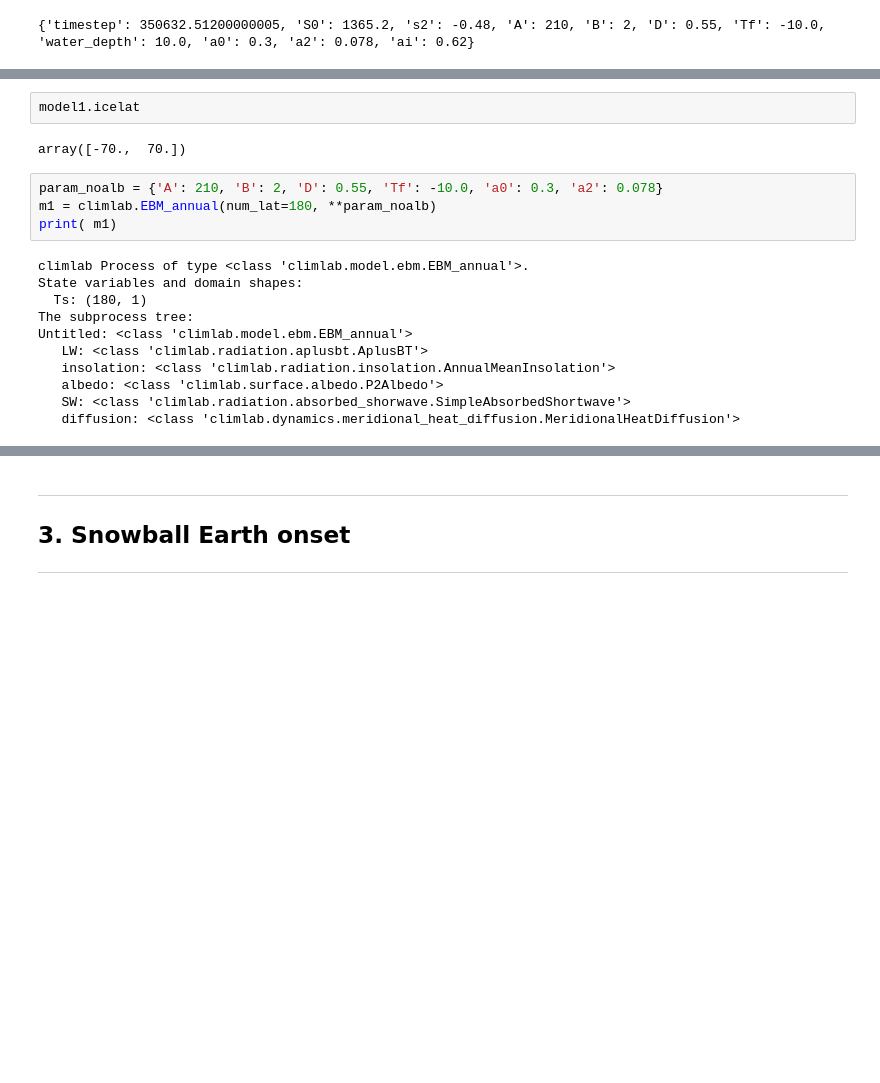
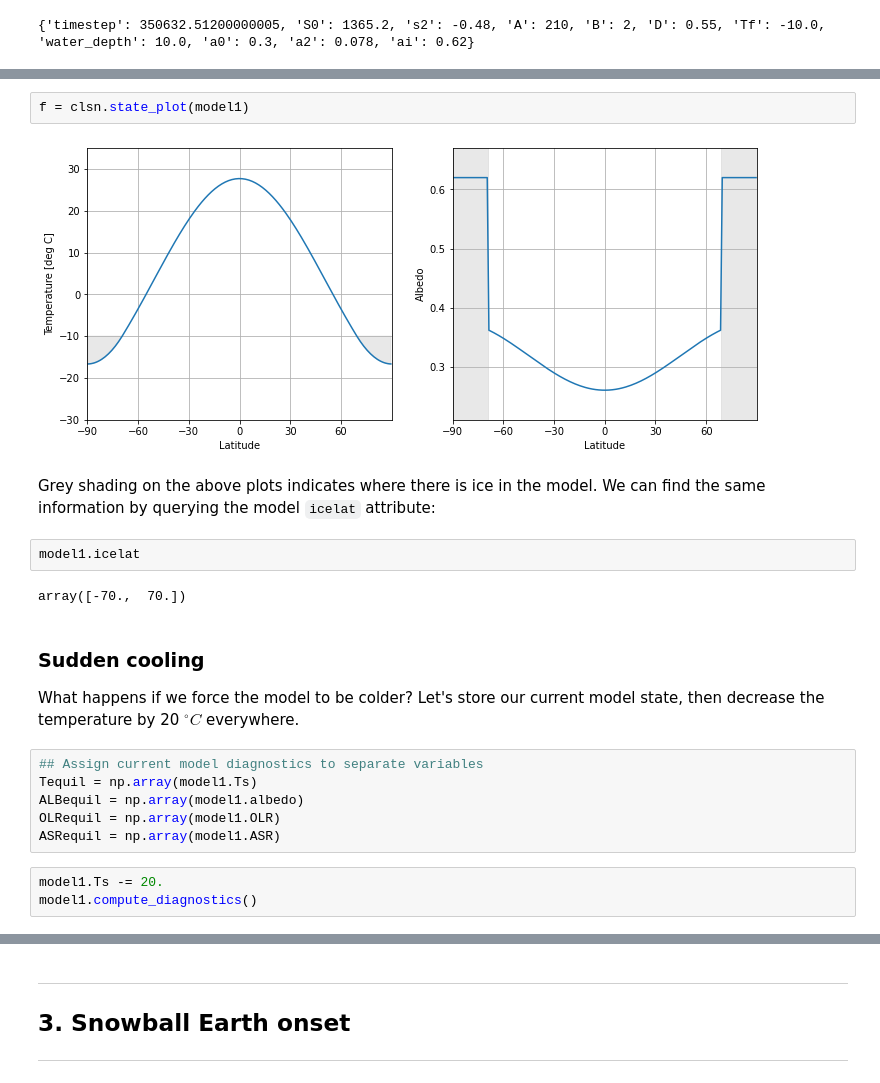
Before and after one commit to ehultee/snowball-demo, a Jupyter notebook: albedo_and_snowball.ipynb, the cells around one changed output, grey strips where cells are left out. Saved outputs shown, nothing was run; the diff lists cells and outputs as text; blank space fills up the shorter version.

Commit message:
Add sec 3-4 instructions
Lab notebook exercises/questions.  Add example code and plots before presentation.

```diff
--- a/albedo_and_snowball.ipynb
+++ b/albedo_and_snowball.ipynb
@@ -130,19 +128,23 @@ Total elapsed time is 9.999999999999863 years.
+# %%
+f = clsn.state_plot(model1)
+# %% [output]
+[figure, added]
+# %% [markdown]
+Grey shading on the above plots indicates where there is ice in the model.  We can find the same information by querying the model `icelat` attribute:
 # %%
 model1.icelat
 # %% [output]
 array([-70.,  70.])
-# %%
-param_noalb = {'A': 210, 'B': 2, 'D': 0.55, 'Tf': -10.0, 'a0': 0.3, 'a2': 0.078}
-m1 = climlab.EBM_annual(num_lat=180, **param_noalb)
-print( m1)
-# %% [output]
-climlab Process of type <class 'climlab.model.ebm.EBM_annual'>.
-State variables and domain shapes:
-  Ts: (180, 1)
-The subprocess tree:
-Untitled: <class 'climlab.model.ebm.EBM_annual'>
-   LW: <class 'climlab.radiation.aplusbt.AplusBT'>
-   insolation: <class 'climlab.radiation.insolation.AnnualMeanInsolation'>
-   albedo: <class 'climlab.surface.albedo.P2Albedo'>
-   SW: <class 'climlab.radiation.absorbed_shorwave.SimpleAbsorbedShortwave'>
-   diffusion: <class 'climlab.dynamics.meridional_heat_diffusion.MeridionalHeatDiffusion'>
+# %% [markdown]
+### Sudden cooling
+
+What happens if we force the model to be colder? Let's store our current model state, then decrease the temperature by 20 $^{\circ}C$ everywhere.
+# %%
+## Assign current model diagnostics to separate variables
+Tequil = np.array(model1.Ts)
+ALBequil = np.array(model1.albedo)
+OLRequil = np.array(model1.OLR)
+ASRequil = np.array(model1.ASR)
+# %%
+model1.Ts -= 20.
+model1.compute_diagnostics()
```
Also changed, not shown: parts of 14 cells of this notebook.
